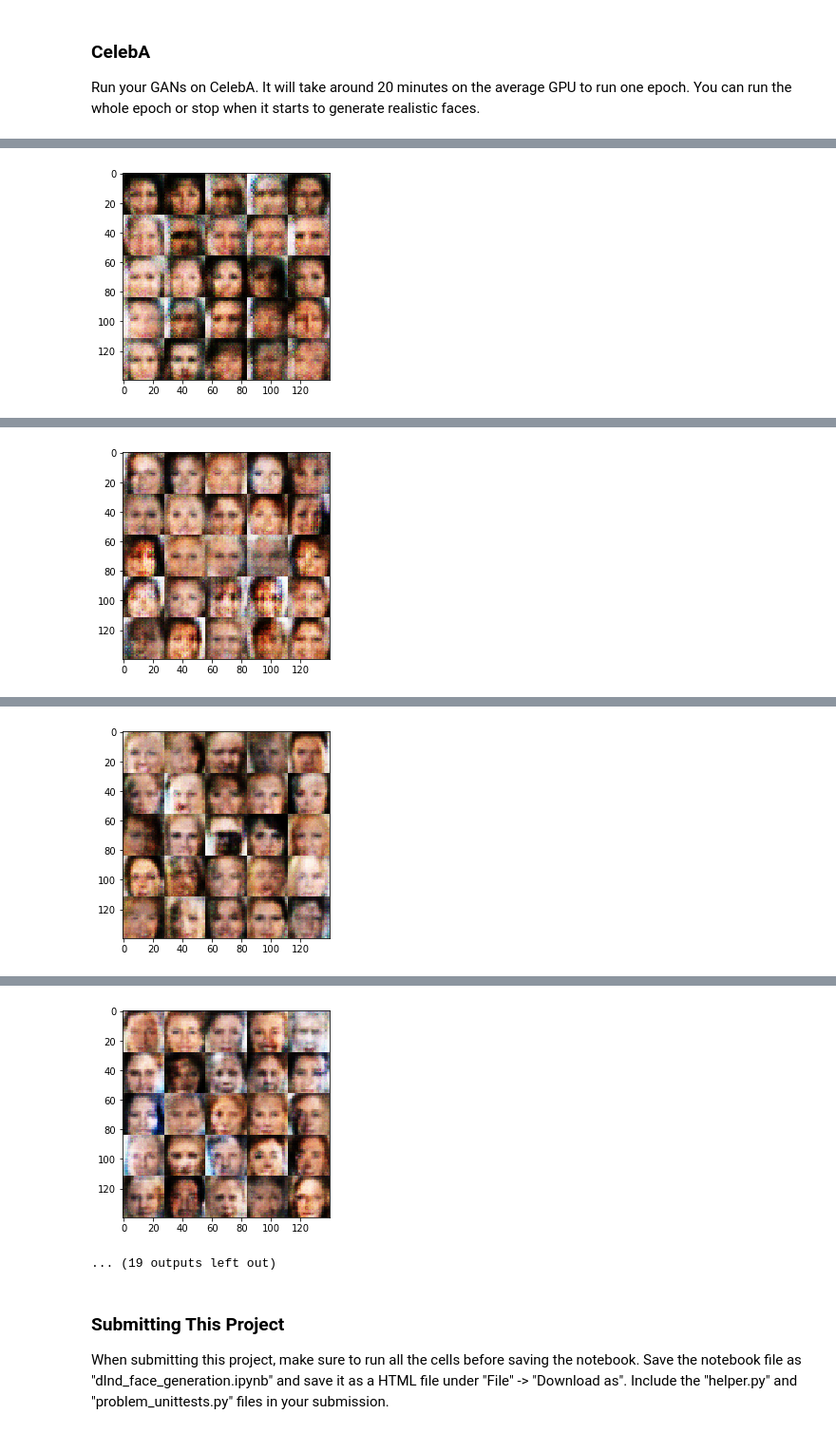
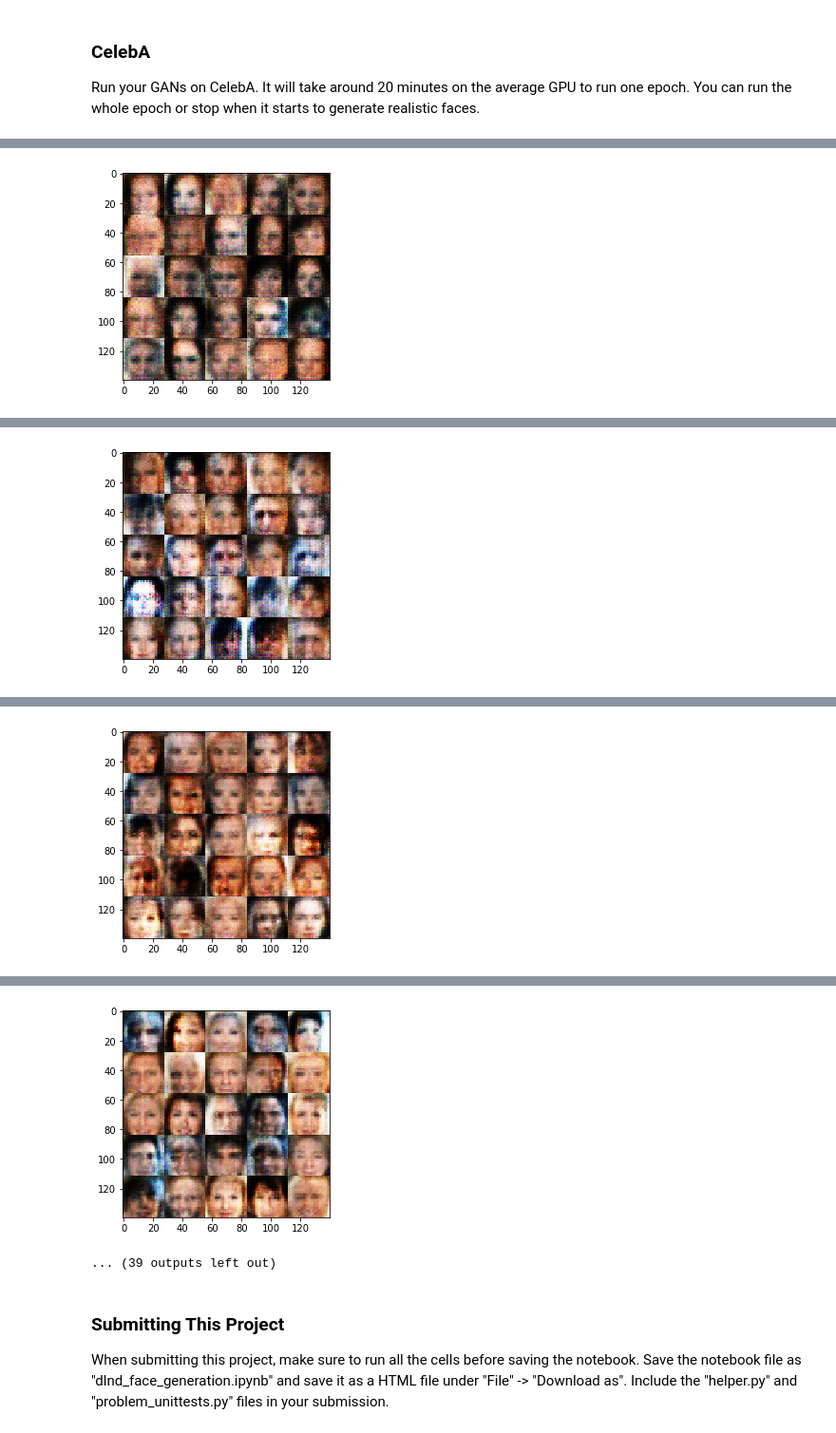
Before and after one commit to jianxungao/dlnd_face_generation, a Jupyter notebook: dlnd_face_generation.ipynb, the cells around one changed output, grey strips where cells are left out. Shown at 95% size. Cells and saved outputs as stored; diff of their text form; code cells hidden in the pictures.

```diff
--- a/dlnd_face_generation.ipynb
+++ b/dlnd_face_generation.ipynb
@@ -456,8 +456,8 @@ Epoch   1/2 - Steps  600 - Discriminator Loss: 1.4780 - Generator Loss:
 ### CelebA
 Run your GANs on CelebA.  It will take around 20 minutes on the average GPU to run one epoch.  You can run the whole epoch or stop when it starts to generate realistic faces.
 # %%
-batch_size = 128
-z_dim = 80
+batch_size = 80
+z_dim = 50
 learning_rate = .0002
 beta1 = .1
 
@@ -480 +480 @@ Epoch   0/1 - Steps  300 - Discriminator Loss: 1.1253 - Generator Loss:
-[figure, old version]
+[figure, new version]
@@ -482 +482 @@ Epoch   0/1 - Steps  400 - Discriminator Loss: 1.1221 - Generator Loss:
-[figure, old version]
+[figure, new version]
@@ -484 +484 @@ Epoch   0/1 - Steps  500 - Discriminator Loss: 0.9290 - Generator Loss:
-[figure, old version]
+[figure, new version]
@@ -486,5 +486,5 @@ Epoch   0/1 - Steps  600 - Discriminator Loss: 0.9747 - Generator Loss:
-[figure, old version]
+[figure, new version]
-... (19 outputs left out)
+... (39 outputs left out)
 # %% [markdown]
 ### Submitting This Project
 When submitting this project, make sure to run all the cells before saving the notebook. Save the notebook file as "dlnd_face_generation.ipynb" and save it as a HTML file under "File" -> "Download as". Include the "helper.py" and "problem_unittests.py" files in your submission.
```
Also changed, not shown: parts of 1 cell of this notebook.
